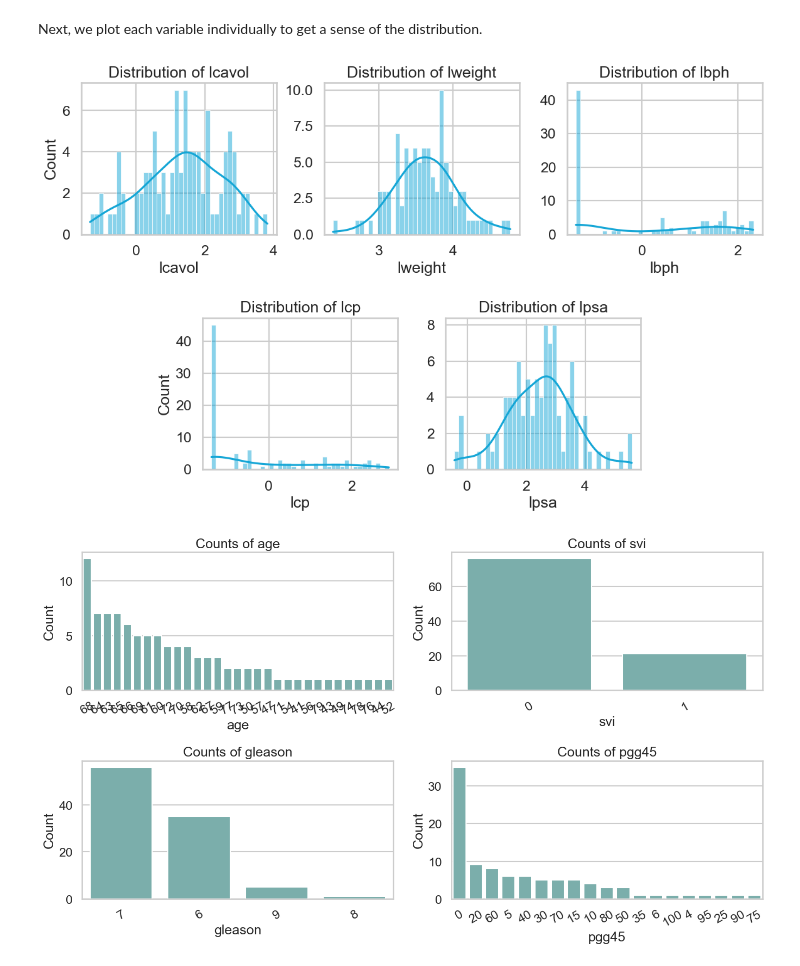
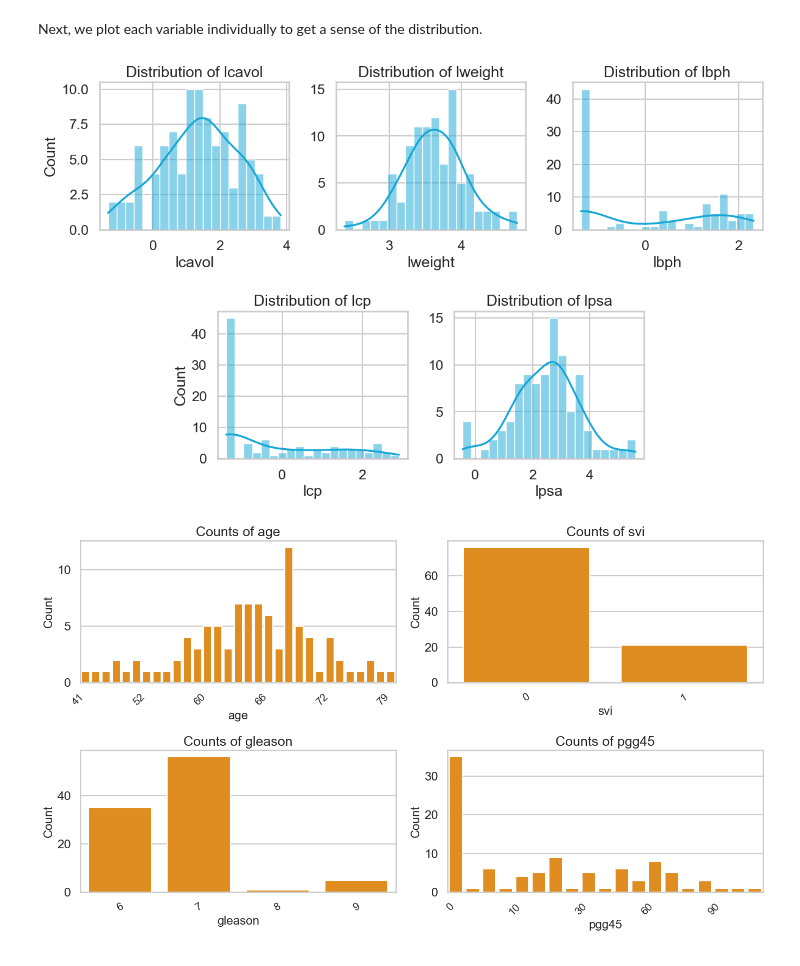
Before and after one commit to mayarubenstein/Statistical-Learning, a Jupyter notebook: eda_assignment.ipynb, the cells around one changed output. Cells and saved outputs as stored; diff of their text form; code cells hidden in the pictures.

```diff
--- a/eda_assignment.ipynb
+++ b/eda_assignment.ipynb
@@ -413,45 +332,46 @@ cont_ax5 = cont_fig.add_subplot(gs[1, 3:5])
 continuous_axes = [cont_ax1, cont_ax2, cont_ax3, cont_ax4, cont_ax5]
 
 for i, col in enumerate(continuous_columns):
-    sns.histplot(prostate_raw_csv[col].dropna(), bins=40, kde=True, ax=continuous_axes[i], color="#15A6D6")
+    sns.histplot(prostate_raw_csv[col].dropna(), bins=20, kde=True, ax=continuous_axes[i], color="#15A6D6")
     continuous_axes[i].set_title(f"Distribution of {col}")
     continuous_axes[i].set_xlabel(col)
     if i in [0, 3]:  # Only leftmost columns of each row
         continuous_axes[i].set_ylabel("Count")
     else:
         continuous_axes[i].set_ylabel("")
 
 plt.tight_layout()
 plt.show()
 
 # Discrete variables: use flattened axes and reference each axis as `ax`
 disc_fig, disc_ax = plt.subplots(2, 2, figsize=(14, 8))
 disc_axes = disc_ax.flatten()
 # Plot each discrete variable separately.
 for i, col in enumerate(discrete_columns):
     ax = disc_axes[i]
-    order = prostate_raw_csv[col].value_counts().index
-    sns.countplot(data=prostate_raw_csv, x=col, order=order, ax=ax, color="#72B7B2")
+    # Sort order numerically (by value, not by frequency)
+    order = sorted(prostate_raw_csv[col].unique())
+    sns.countplot(data=prostate_raw_csv, x=col, order=order, ax=ax, color="#FF9100")
     ax.set_title(f"Counts of {col}")
-    ax.set_xlabel(col)
-    ax.set_ylabel("Count")
+    ax.set_xlabel(col, fontsize=16)
+    ax.set_ylabel("Count", fontsize=16)
     # Reduce tick density for discrete variables with many unique values
     try:
         n_unique = len(order)
     except Exception:
         n_unique = prostate_raw_csv[col].nunique()
     if n_unique > 8:
         from matplotlib.ticker import MaxNLocator
         ax.xaxis.set_major_locator(MaxNLocator(nbins=6, integer=True))
         for lbl in ax.get_xticklabels():
             lbl.set_rotation(45)
             lbl.set_ha('right')
-            lbl.set_fontsize(9)
+            lbl.set_fontsize(14)
     else:
-        ax.tick_params(axis="x", rotation=30)
+        ax.tick_params(axis="x", rotation=30, labelsize=14)
 
 plt.tight_layout()
 plt.show()
 # %% [output]
-[figure, old version]
+[figure, new version]
-[figure, old version]
+[figure, new version]
```
Also changed, not shown: parts of 12 cells of this notebook.
